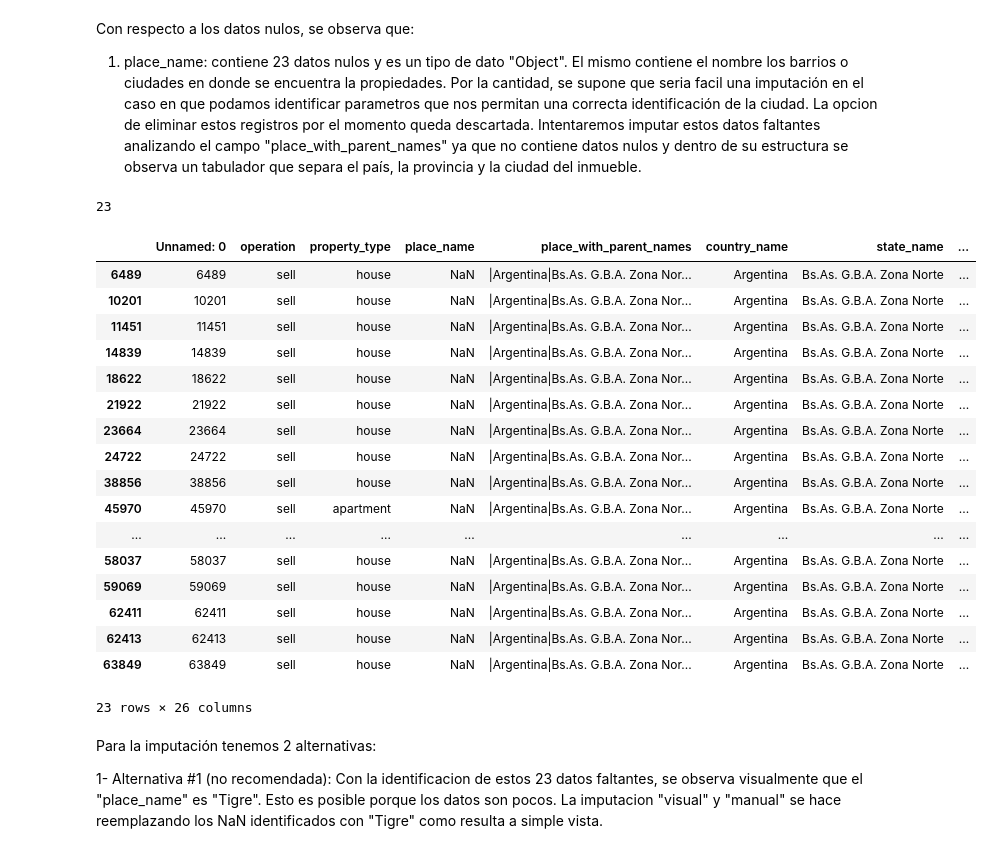
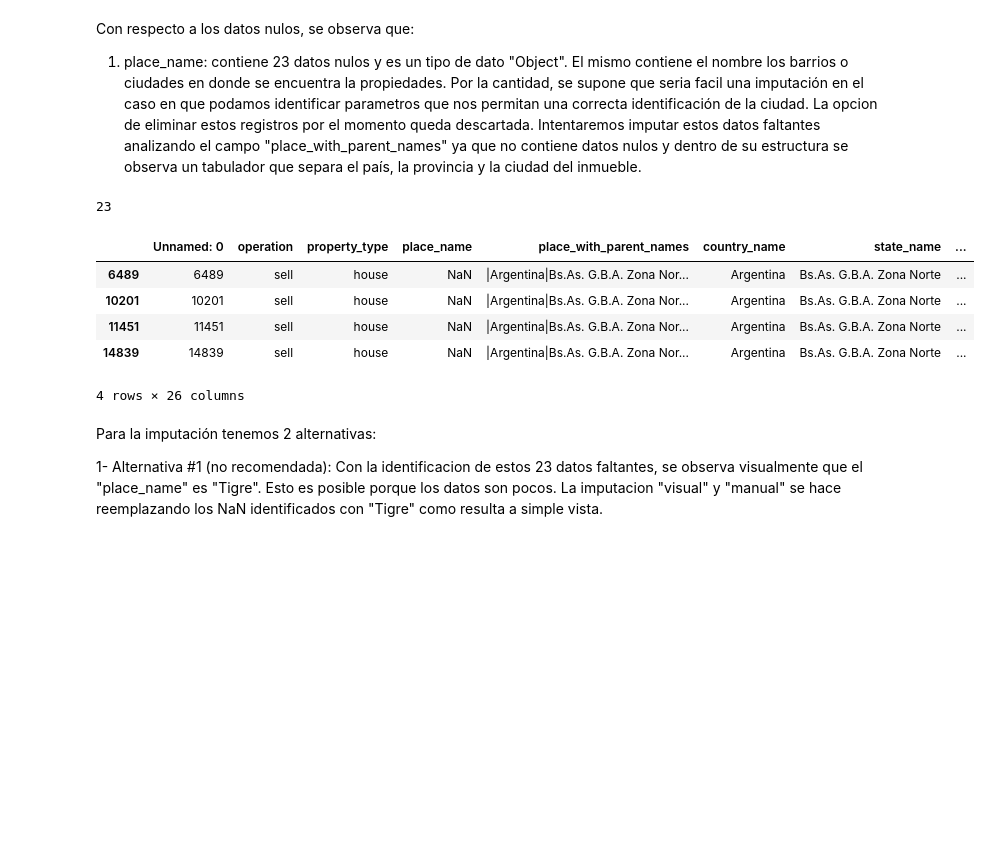
Before and after one commit to fbenitezpiloni/dh_tp_grupo_13, a Jupyter notebook: TP1/TP1_DH.ipynb, the cells around one changed output. Drawn from its saved outputs; the diff is of its cells as text; code cells hidden in the pictures; blank space fills up the shorter version.

```diff
--- a/TP1/TP1_DH.ipynb
+++ b/TP1/TP1_DH.ipynb
@@ -165,32 +165,15 @@ Con respecto a los datos nulos, se observa que:
 1) place_name: contiene 23 datos nulos y es un tipo de dato "Object". El mismo contiene el nombre los barrios o ciudades en donde se encuentra la propiedades. Por la cantidad, se supone que seria facil una imputación en el caso en que podamos identificar parametros que nos permitan una correcta identificación de la ciudad. La opcion de eliminar estos registros por el momento queda descartada. Intentaremos imputar estos datos faltantes analizando el campo "place_with_parent_names" ya que no contiene datos nulos y dentro de su estructura se observa un tabulador que separa el país, la provincia y la ciudad del inmueble.
 # %%
 print(df.place_name.isnull().sum()) #Print de valores nulos en el "place_name" = 23 registros
-df[df["place_name"].isnull()]
-
-#Separar la columna "place_with_parent_name" --> split: PAIS ; PROVINCIA; CIUDAD
-# Check: El dato obtenido de PROVINCIA = "State_name"
-# Check: El dato obtenido de CIUDAD = "Place_name"
-# DROP Pais_nuevo --> reemplazaria estos datos nuevos, por los existentes.
+df[df["place_name"].isnull()].head(4)
 # %% [output]
 23
 |  | Unnamed: 0 | operation | property_type | place_name | place_with_parent_names | country_name | state_name | ... |
 | 6489 | 6489 | sell | house | NaN | |Argentina|Bs.As. G.B.A. Zona Nor... | Argentina | Bs.As. G.B.A. Zona Norte | ... |
 | 10201 | 10201 | sell | house | NaN | |Argentina|Bs.As. G.B.A. Zona Nor... | Argentina | Bs.As. G.B.A. Zona Norte | ... |
 | 11451 | 11451 | sell | house | NaN | |Argentina|Bs.As. G.B.A. Zona Nor... | Argentina | Bs.As. G.B.A. Zona Norte | ... |
 | 14839 | 14839 | sell | house | NaN | |Argentina|Bs.As. G.B.A. Zona Nor... | Argentina | Bs.As. G.B.A. Zona Norte | ... |
-| 18622 | 18622 | sell | house | NaN | |Argentina|Bs.As. G.B.A. Zona Nor... | Argentina | Bs.As. G.B.A. Zona Norte | ... |
-| 21922 | 21922 | sell | house | NaN | |Argentina|Bs.As. G.B.A. Zona Nor... | Argentina | Bs.As. G.B.A. Zona Norte | ... |
-| 23664 | 23664 | sell | house | NaN | |Argentina|Bs.As. G.B.A. Zona Nor... | Argentina | Bs.As. G.B.A. Zona Norte | ... |
-| 24722 | 24722 | sell | house | NaN | |Argentina|Bs.As. G.B.A. Zona Nor... | Argentina | Bs.As. G.B.A. Zona Norte | ... |
-| 38856 | 38856 | sell | house | NaN | |Argentina|Bs.As. G.B.A. Zona Nor... | Argentina | Bs.As. G.B.A. Zona Norte | ... |
-| 45970 | 45970 | sell | apartment | NaN | |Argentina|Bs.As. G.B.A. Zona Nor... | Argentina | Bs.As. G.B.A. Zona Norte | ... |
-| ... | ... | ... | ... | ... | ... | ... | ... | ... |
-| 58037 | 58037 | sell | house | NaN | |Argentina|Bs.As. G.B.A. Zona Nor... | Argentina | Bs.As. G.B.A. Zona Norte | ... |
-| 59069 | 59069 | sell | house | NaN | |Argentina|Bs.As. G.B.A. Zona Nor... | Argentina | Bs.As. G.B.A. Zona Norte | ... |
-| 62411 | 62411 | sell | house | NaN | |Argentina|Bs.As. G.B.A. Zona Nor... | Argentina | Bs.As. G.B.A. Zona Norte | ... |
-| 62413 | 62413 | sell | house | NaN | |Argentina|Bs.As. G.B.A. Zona Nor... | Argentina | Bs.As. G.B.A. Zona Norte | ... |
-| 63849 | 63849 | sell | house | NaN | |Argentina|Bs.As. G.B.A. Zona Nor... | Argentina | Bs.As. G.B.A. Zona Norte | ... |
-23 rows × 26 columns
+4 rows × 26 columns
 # %% [markdown]
 Para la imputación tenemos 2 alternativas:
 
```
Also changed, not shown: parts of 13 cells of this notebook.
